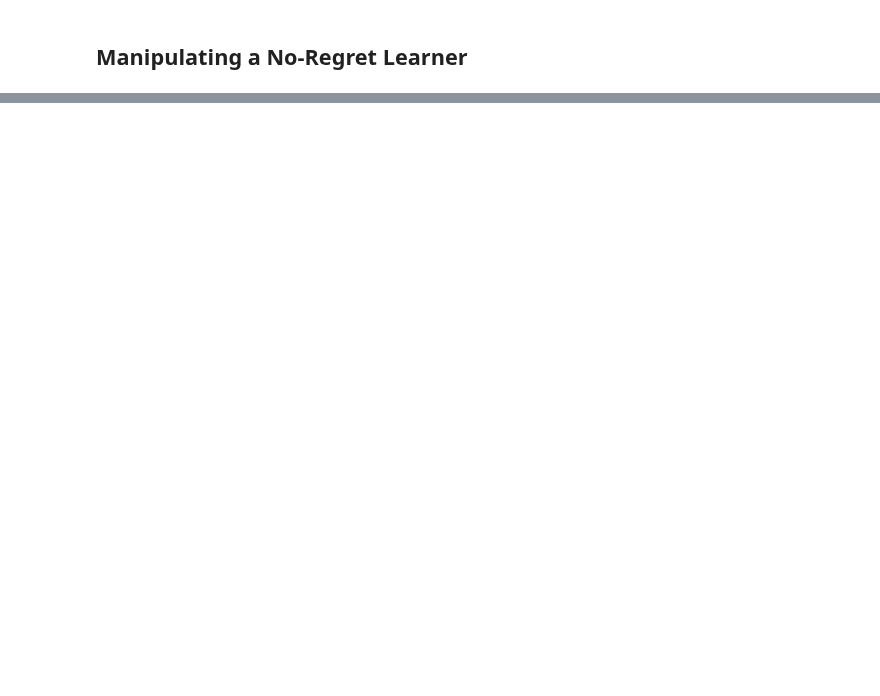
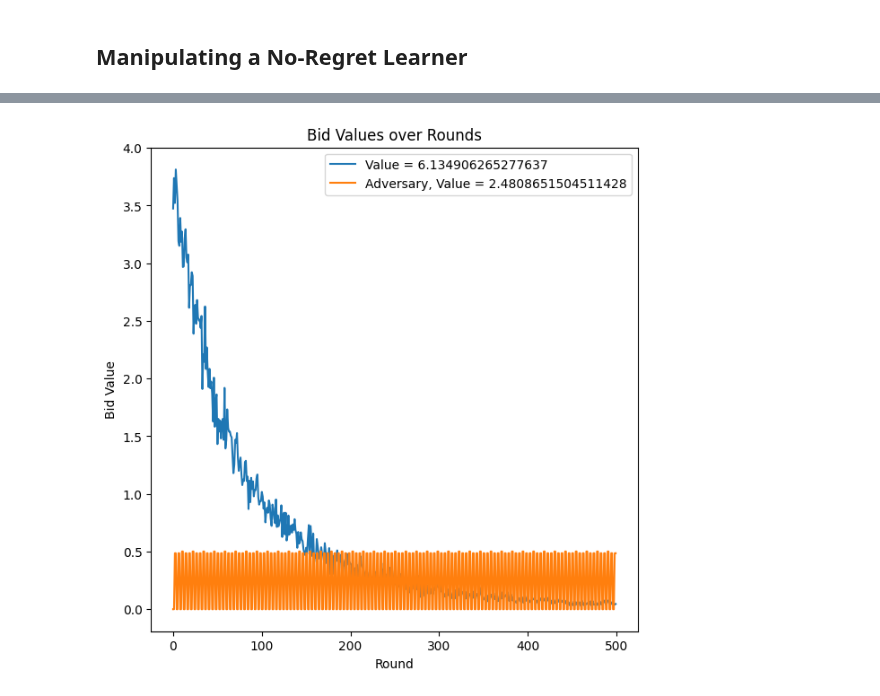
Before and after one commit to PrabhavJain10/Online-Markets, a Jupyter notebook: Project 3/proj3.ipynb, the cells around one changed output, grey strips where cells are left out. Drawn from its saved outputs; the diff is of its cells as text; code cells hidden in the pictures; blank space fills up the shorter version.

```diff
--- a/Project 3/proj3.ipynb
+++ b/Project 3/proj3.ipynb
@@ -286,0 +334,20 @@ def MonteCarloTrackActions(numTrials, payoffGenerator, epsilon, k, h, n):
+# %%
+f = plt.figure()
+f.set_figwidth(7)
+f.set_figheight(7)
+
+newBids = [[], []]
+for i in range(n):
+    newBids[0].append(avgBids[i][0])
+    newBids[1].append(avgBids[i][1])
+
+plt.plot(np.arange(n), newBids[0], label = "Value = " + str(values[0]))
+plt.plot(np.arange(n), newBids[1], label = "Adversary, Value = " + str(values[1]))
+plt.title('Bid Values over Rounds')
+plt.xlabel('Round')
+plt.ylabel('Bid Value')
+plt.legend()
+plt.show()
+# f.savefig('RegretvRoundAf.png')
+# %% [output]
+[figure, added]
```
Also changed, not shown: parts of 9 cells of this notebook.
